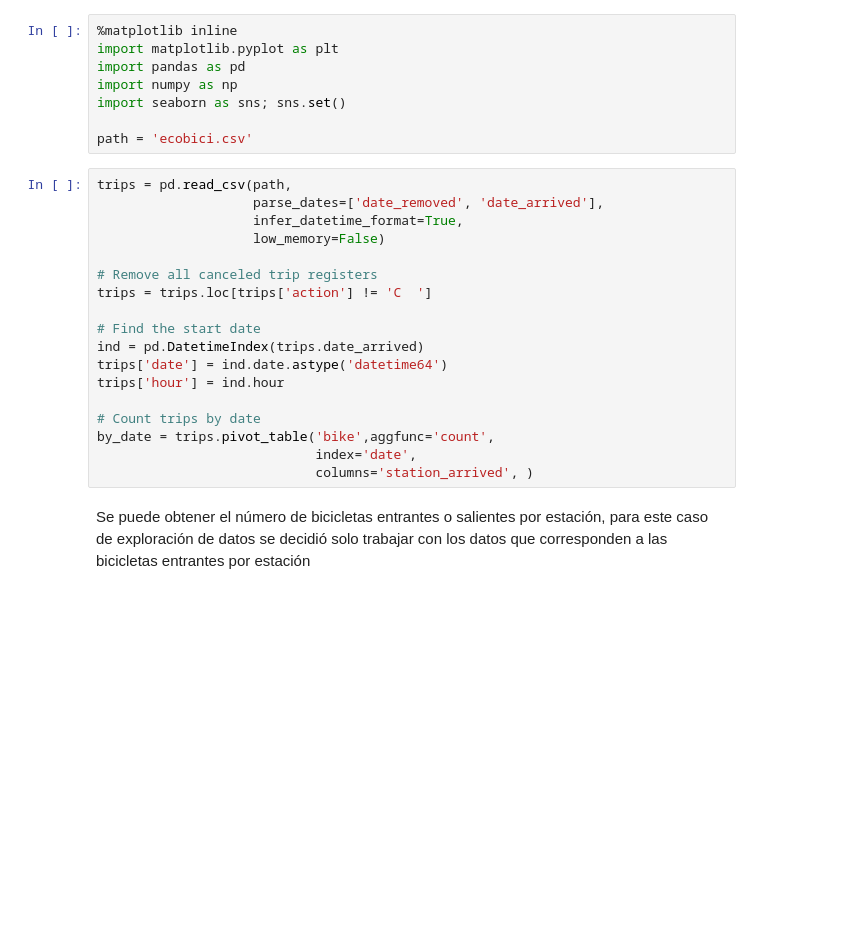
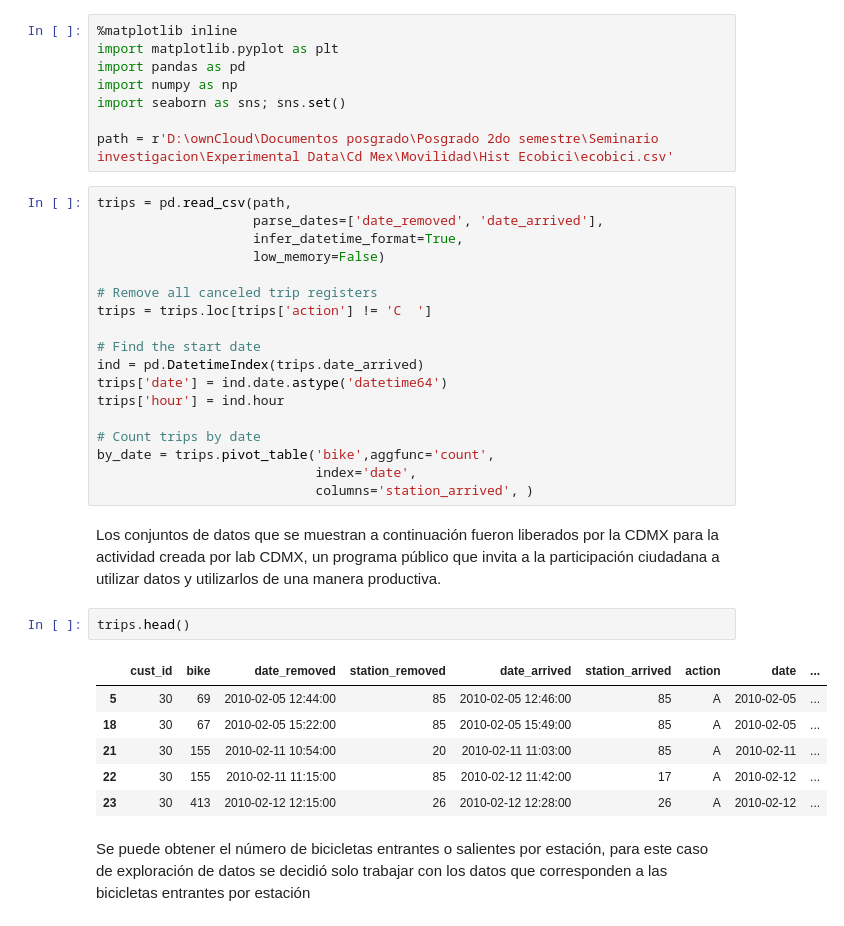
Before and after one commit to jaircastruita/Visualizations, a Jupyter notebook: ECOBICI_analysis_global_activity.ipynb, the cells around one changed output. Saved outputs shown, nothing was run; the diff lists cells and outputs as text; blank space fills up the shorter version.

```diff
--- a/ECOBICI_analysis_global_activity.ipynb
+++ b/ECOBICI_analysis_global_activity.ipynb
@@ -22,7 +18,7 @@ import pandas as pd
 import numpy as np
 import seaborn as sns; sns.set()
 
-path = 'ecobici.csv'
+path = r'D:\ownCloud\Documentos posgrado\Posgrado 2do semestre\Seminario investigacion\Experimental Data\Cd Mex\Movilidad\Hist Ecobici\ecobici.csv'
 # %%
 trips = pd.read_csv(path,
                     parse_dates=['date_removed', 'date_arrived'],
@@ -41,6 +37,17 @@ trips['hour'] = ind.hour
 by_date = trips.pivot_table('bike',aggfunc='count',
                             index='date',
                             columns='station_arrived', )
+# %% [markdown]
+Los conjuntos de datos que se muestran a continuación fueron liberados por la CDMX para la actividad creada por lab CDMX, un programa público que invita a la participación ciudadana a utilizar datos y utilizarlos de una manera productiva.
+# %%
+trips.head()
+# %% [output]
+|  | cust_id | bike | date_removed | station_removed | date_arrived | station_arrived | action | date | ... |
+| 5 | 30 | 69 | 2010-02-05 12:44:00 | 85 | 2010-02-05 12:46:00 | 85 | A | 2010-02-05 | ... |
+| 18 | 30 | 67 | 2010-02-05 15:22:00 | 85 | 2010-02-05 15:49:00 | 85 | A | 2010-02-05 | ... |
+| 21 | 30 | 155 | 2010-02-11 10:54:00 | 20 | 2010-02-11 11:03:00 | 85 | A | 2010-02-11 | ... |
+| 22 | 30 | 155 | 2010-02-11 11:15:00 | 85 | 2010-02-12 11:42:00 | 17 | A | 2010-02-12 | ... |
+| 23 | 30 | 413 | 2010-02-12 12:15:00 | 26 | 2010-02-12 12:28:00 | 26 | A | 2010-02-12 | ... |
 # %% [markdown]
 Se puede obtener el número de bicicletas entrantes o salientes por estación, para este caso de exploración de datos se decidió solo trabajar con los datos que corresponden a las bicicletas entrantes por estación
 # %%
```
Also changed, not shown: parts of 6 cells of this notebook.
